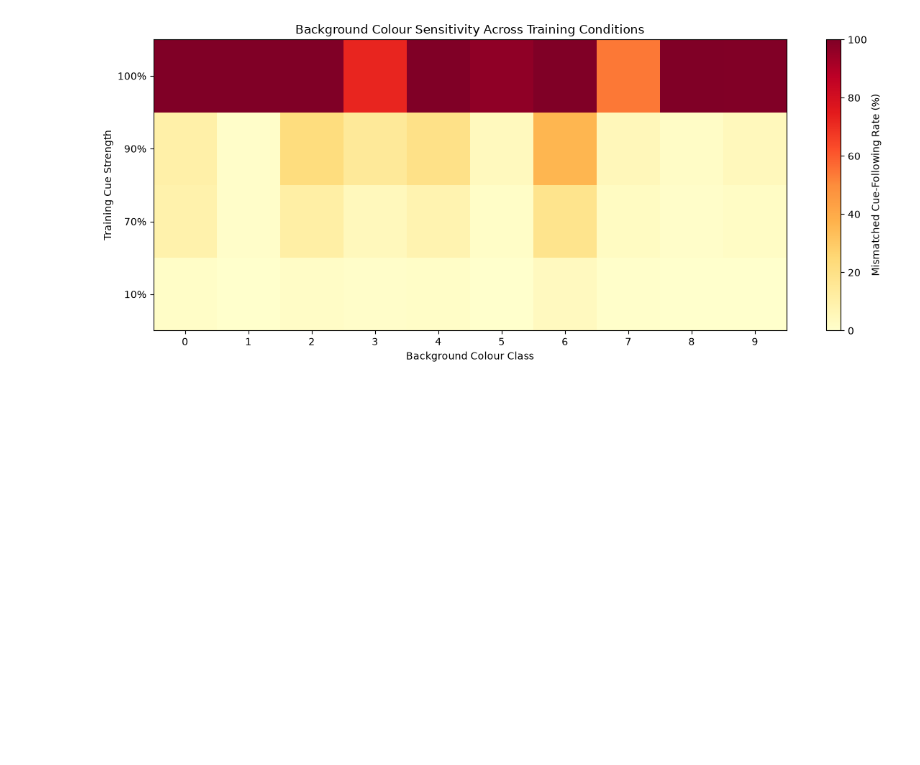
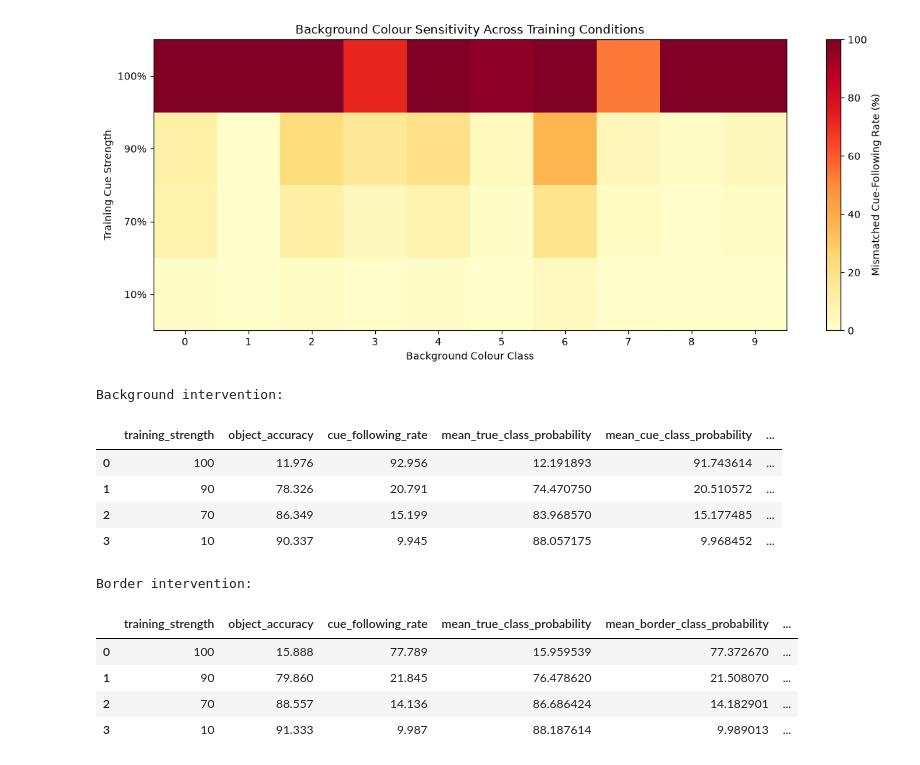
Before and after one commit to SciNoLimits/shortcut-learning-analysis, a Jupyter notebook: notebooks/results_analysis.ipynb, the cells around one changed output. Saved outputs shown, nothing was run; the diff lists cells and outputs as text; code cells hidden in the pictures; blank space fills up the shorter version.

```diff
--- a/notebooks/results_analysis.ipynb
+++ b/notebooks/results_analysis.ipynb
@@ -274,3 +274,38 @@ plt.savefig(
 plt.show()
 # %% [output]
 [figure]
+# %%
+background_intervention = pd.read_csv(
+    RESULTS_DIR / "intervention_summary_results.csv"
+)
+
+border_intervention = pd.read_csv(
+    RESULTS_DIR / "border_intervention_summary_results.csv"
+)
+
+background_stability = pd.read_csv(
+    RESULTS_DIR / "prediction_stability.csv", index_col=0
+)
+
+border_stability = pd.read_csv(
+    RESULTS_DIR / "border_prediction_stability.csv", index_col=0
+)
+
+print("Background intervention:")
+display(background_intervention)
+
+print("Border intervention:")
+display(border_intervention)
+# %% [output]
+Background intervention:
+|  | training_strength | object_accuracy | cue_following_rate | mean_true_class_probability | mean_cue_class_probability | ... |
+| 0 | 100 | 11.976 | 92.956 | 12.191893 | 91.743614 | ... |
+| 1 | 90 | 78.326 | 20.791 | 74.470750 | 20.510572 | ... |
+| 2 | 70 | 86.349 | 15.199 | 83.968570 | 15.177485 | ... |
+| 3 | 10 | 90.337 | 9.945 | 88.057175 | 9.968452 | ... |
+Border intervention:
+|  | training_strength | object_accuracy | cue_following_rate | mean_true_class_probability | mean_border_class_probability | ... |
+| 0 | 100 | 15.888 | 77.789 | 15.959539 | 77.372670 | ... |
+| 1 | 90 | 79.860 | 21.845 | 76.478620 | 21.508070 | ... |
+| 2 | 70 | 88.557 | 14.136 | 86.686424 | 14.182901 | ... |
+| 3 | 10 | 91.333 | 9.987 | 88.187614 | 9.989013 | ... |
```
Also changed, not shown: parts of 4 cells of this notebook, 4 other files.
